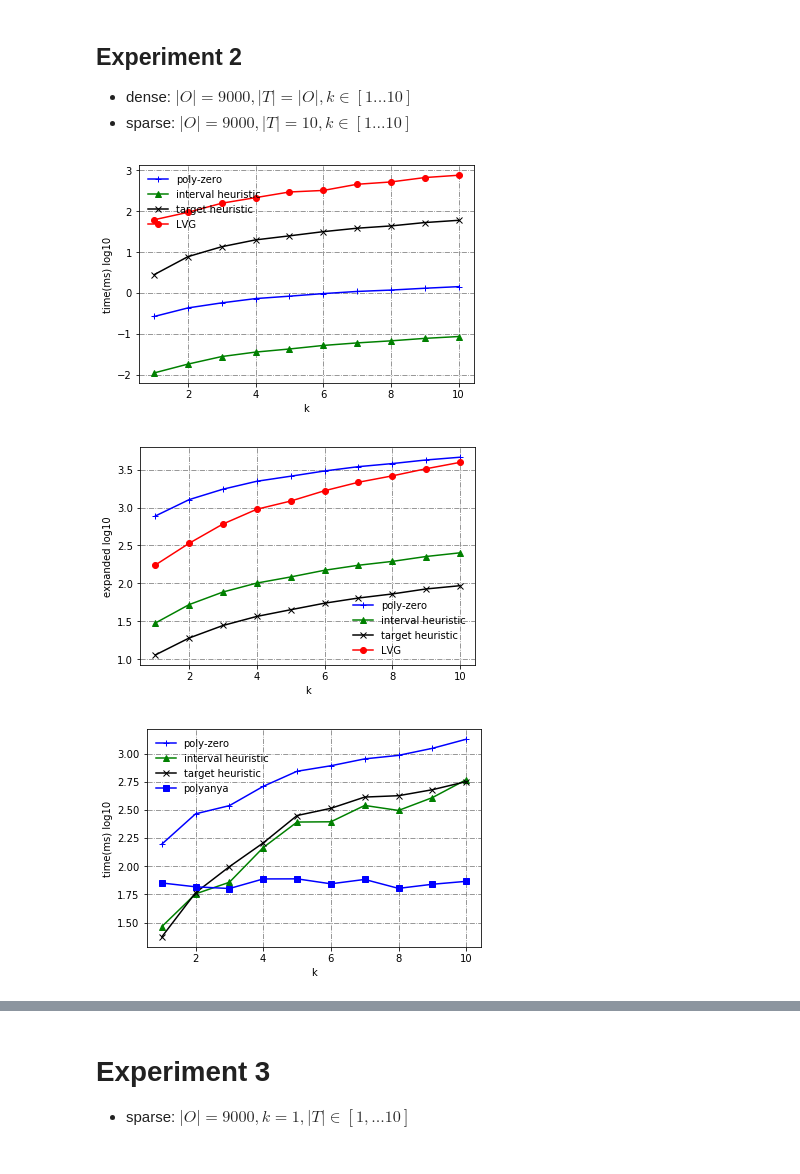
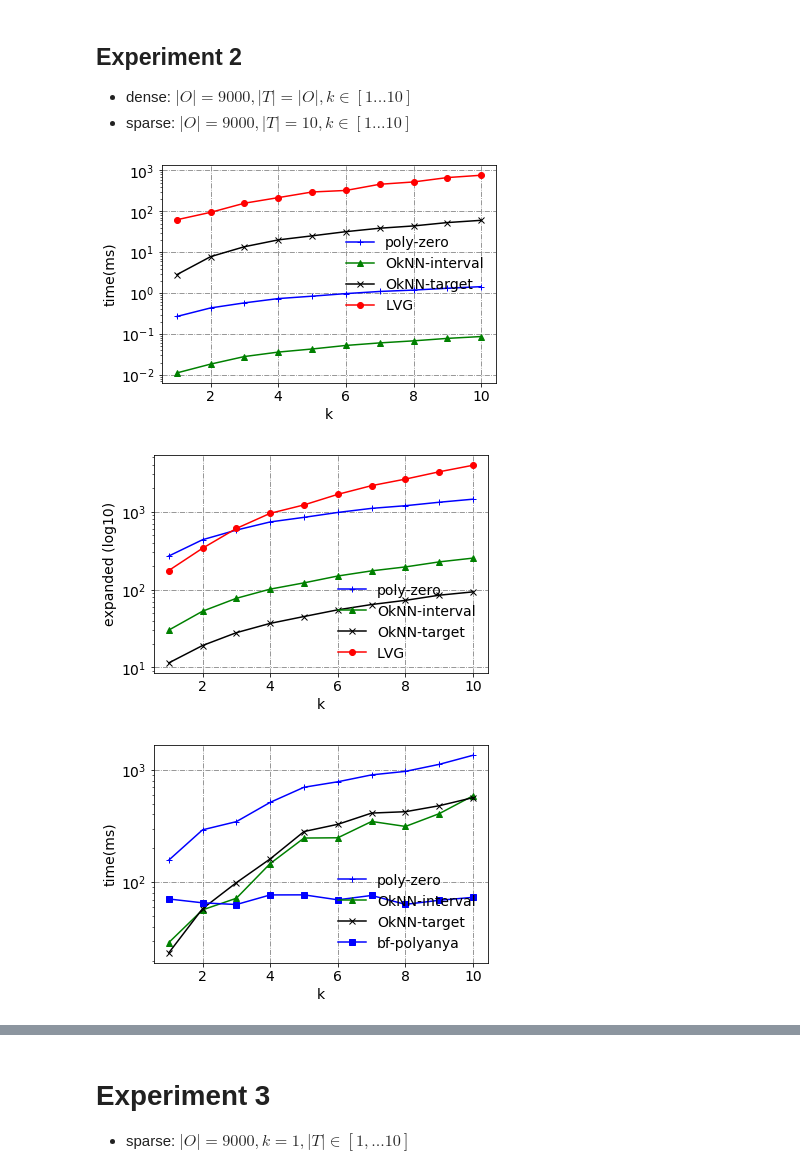
Before and after one commit to eggeek/Nav-Mesh-OkNN, a Jupyter notebook: analysis/Analysis.ipynb, the cells around one changed output, grey strips where cells are left out. Saved outputs shown, nothing was run; the diff lists cells and outputs as text; code cells hidden in the pictures.

```diff
--- a/analysis/Analysis.ipynb
+++ b/analysis/Analysis.ipynb
@@ -234,67 +248,90 @@ plot_graph('dist', 'expanded log10', xs, ys,
 # %%
 # dense: time
 
-limit = 20
+limit = 10
 df = df0.copy()
 df = df[(df.polys >= 8000) & (df.k <= 10)]
 df.dist = (df.dist / size).astype(int)
 xs = {}
 ys = {}
+algos = []
+
 xs[0], ys[0] = gen_xy(df, 'k', 'cost_ki0', limit=limit)
+algos.append('poly-zero')
+
 xs[1], ys[1] = gen_xy(df, 'k', 'cost_ki', limit=limit)
+algos.append(alias['interval heuristic'])
+
 xs[2], ys[2] = gen_xy(df, 'k', 'cost_hi', limit=limit)
+algos.append(alias['target heuristic'])
+
 xs[3], ys[3] = gen_xy(df, 'k', 'cost_edbt', limit=limit)
+algos.append('LVG')
 
-for i in range(4):
-    xs[i] = [v for v in xs[i]]
-    ys[i] = [v / 1000 for v in ys[i]]
-    ys[i] = np.log10(ys[i])
+for k in xs.keys():
+    xs[k] = [v for v in xs[k]]
+    ys[k] = [v / 1000 for v in ys[k]]
 
-plot_graph('k', 'time(ms) log10', xs, ys,
-           ['poly-zero','interval heuristic', 'target heuristic', 'LVG'])
+plot_graph('k', 'time(ms)', list(xs.values()), list(ys.values()), algos, ylim=time_ylim)
 # %% [output]
-[figure, old version]
+[figure, new version]
 # %%
-# dense: expanded
+# dense: gen
 
-limit = 20
+limit = 10
 df = df0.copy()
 df = df[(df.polys >= 8000) & (df.k <= 10)]
 df.dist = (df.dist / size).astype(int)
 xs = {}
 ys = {}
-xs[0], ys[0] = gen_xy(df, 'k', 'gen_ki0', limit=limit)
+algos = []
+
+xs[0], ys[0] = gen_xy(df, 'k', 'cost_ki0', limit=limit)
+algos.append('poly-zero')
+
 xs[1], ys[1] = gen_xy(df, 'k', 'gen_ki', limit=limit)
+algos.append(alias['interval heuristic'])
+
 xs[2], ys[2] = gen_xy(df, 'k', 'gen_hi', limit=limit)
+algos.append(alias['target heuristic'])
+
 xs[3], ys[3] = gen_xy(df, 'k', 'gen_edbt', limit=limit)
+algos.append('LVG')
 
-for i in range(4):
-    xs[i] = [v for v in xs[i]]
-    ys[i] = np.log10(ys[i])
+for k in xs.keys():
+    xs[k] = [v for v in xs[k]]
+#     ys[k] = np.log10(ys[k])
 
-plot_graph('k', 'expanded log10', xs, ys,
-           ['poly-zero','interval heuristic', 'target heuristic', 'LVG'])
+plot_graph('k', 'expanded (log10)', list(xs.values()), list(ys.values()), algos, ylim=gen_ylim)
 # %% [output]
-[figure, old version]
+[figure, new version]
 # %%
 # sparse: time
-limit= 20
+limit= 10
 df = df1.copy()
 df = df[(df.polys>=8000) & (df.pts == 10)]
 xs = {}
 ys = {}
+algos = []
+
 xs[0], ys[0] = gen_xy(df, 'k', 'cost_ki0', limit=limit)
+algos.append('poly-zero')
+
 xs[1], ys[1] = gen_xy(df, 'k', 'cost_ki', limit=limit)
+algos.append(alias['interval heuristic'])
+
 xs[2], ys[2] = gen_xy(df, 'k', 'cost_hi', limit=limit)
+algos.append(alias['target heuristic'])
+
 xs[3], ys[3] = gen_xy(df, 'k', 'cost_poly', limit=limit)
+algos.append(alias['polyanya'])
 
-for i in range(4):
-    xs[i] = [v for v in xs[i]]
-    ys[i] = [v / 1000 for v in ys[i]]
-    ys[i] = np.log10(ys[i])
-plot_graph('k', 'time(ms) log10', xs, ys,
-           ['poly-zero','interval heuristic', 'target heuristic', 'polyanya'])
+for k in xs.keys():
+    xs[k] = [v for v in xs[k]]
+    ys[k] = [v / 1000 for v in ys[k]]
+#     ys[k] = np.log10(ys[k])
+plot_graph('k', 'time(ms)', list(xs.values()), list(ys.values()), algos, yscale='log', ylim=time_ylim)
 # %% [output]
-[figure, old version]
+[figure, new version]
 # %%
 # sparse: expanded
```
Also changed, not shown: parts of 13 cells of this notebook.
